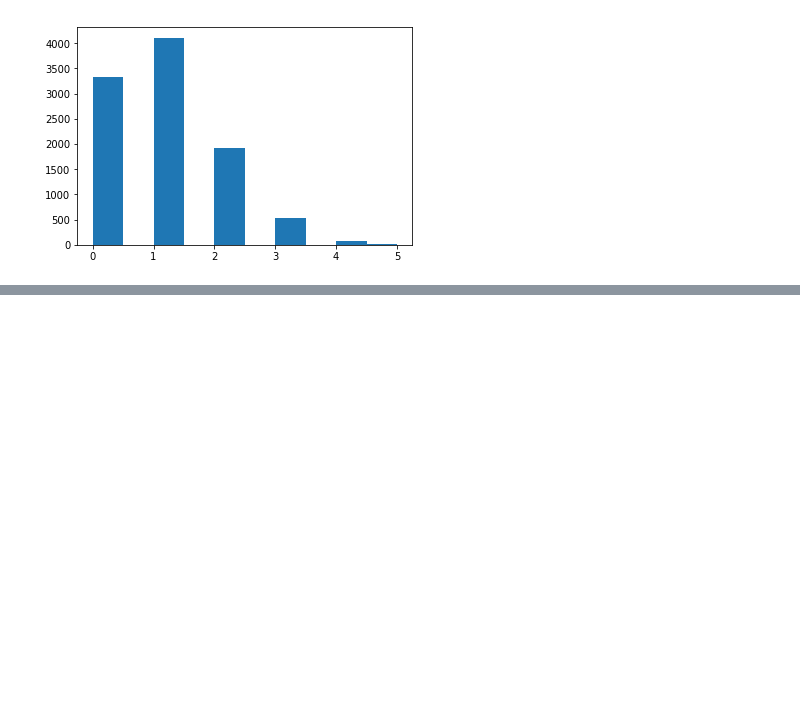
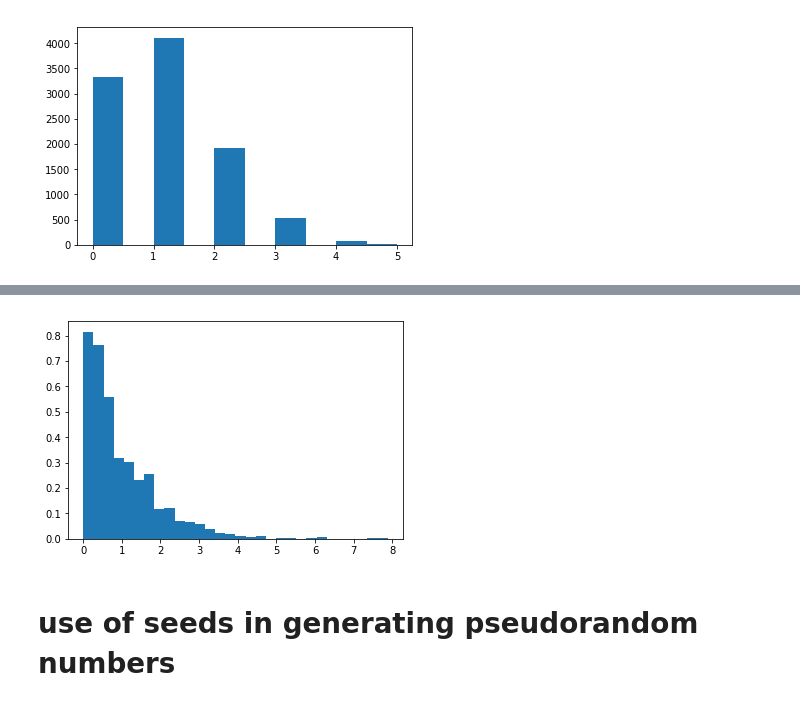
Before and after one commit to Freeha-S/numpy-random, a Jupyter notebook: numpy-random.ipynb, the cells around one changed output, grey strips where cells are left out. Drawn from its saved outputs; the diff is of its cells as text; code cells hidden in the pictures; blank space fills up the shorter version.

Commit message:
add seed

```diff
--- a/numpy-random.ipynb
+++ b/numpy-random.ipynb
@@ -240,0 +333,10 @@ plt.show()
+# %%
+scale = 1
+s = np.random.exponential(scale, 1000)
+#Display the histogram of the samples, along with the probability density function:
+
+count, bins, ignored = plt.hist(s, 30, density=True)
+# %% [output]
+[figure, added]
+# %% [markdown]
+# use of seeds in generating pseudorandom numbers
```
Also changed, not shown: parts of 18 cells of this notebook.
